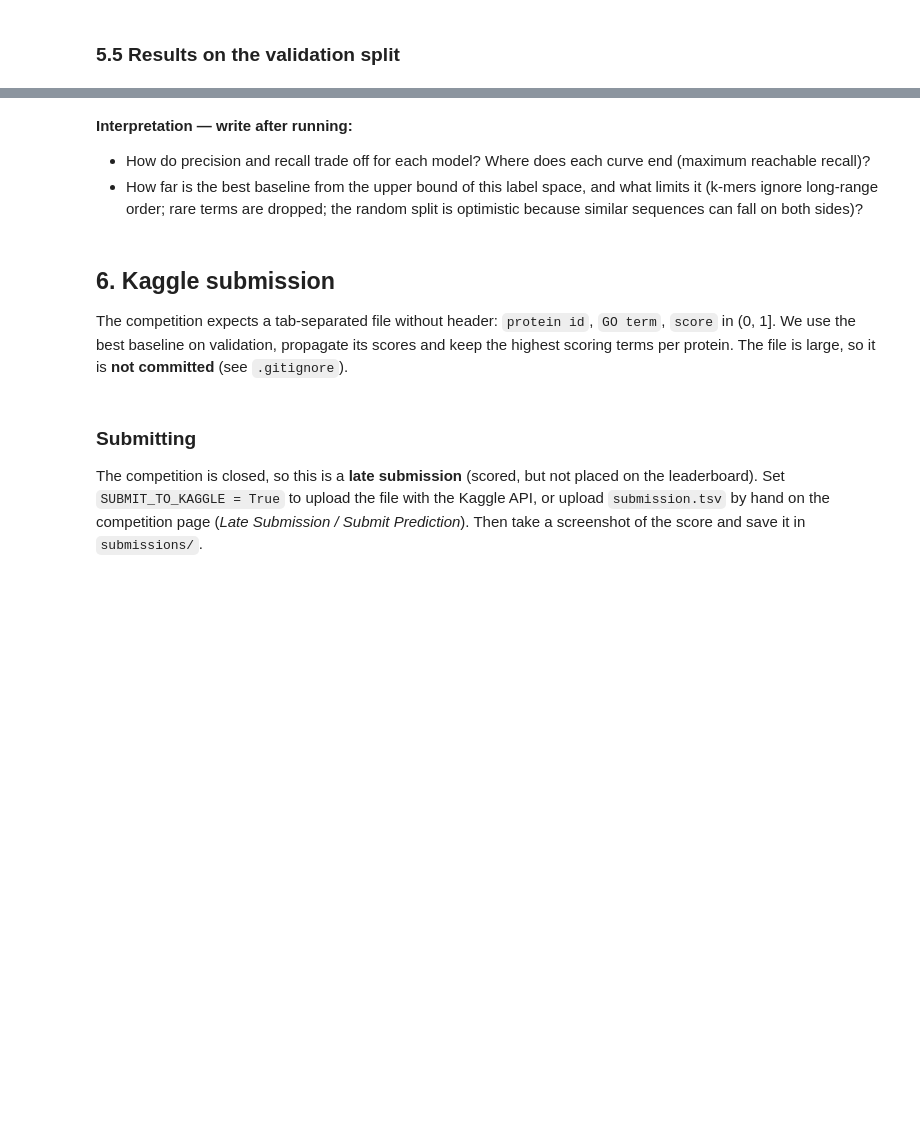
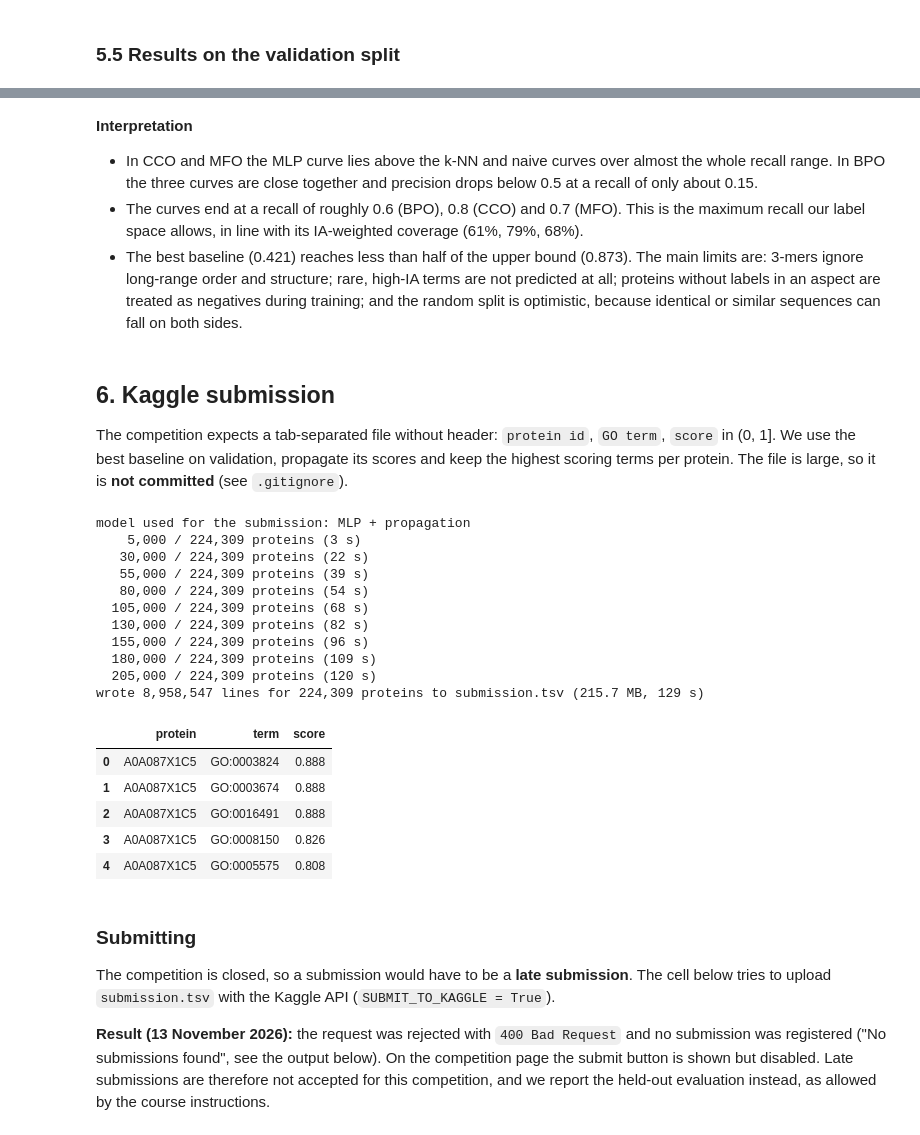
Before and after one commit to ceng313-2026/GROUP47_CENG313, a Jupyter notebook: assignment1_eda_baseline.ipynb, the cells around one changed output, grey strips where cells are left out. Cells and saved outputs as stored; diff of their text form; code cells hidden in the pictures; blank space fills up the shorter version.

```diff
--- a/assignment1_eda_baseline.ipynb
+++ b/assignment1_eda_baseline.ipynb
@@ -816,7 +1106,8 @@ plt.show()
 # %% [markdown]
-**Interpretation — write after running:**
-- How do precision and recall trade off for each model? Where does each curve end (maximum reachable recall)?
-- How far is the best baseline from the upper bound of this label space, and what limits it (k-mers ignore long-range order; rare terms are dropped; the random split is optimistic because similar sequences can fall on both sides)?
+**Interpretation**
+- In CCO and MFO the MLP curve lies above the k-NN and naive curves over almost the whole recall range. In BPO the three curves are close together and precision drops below 0.5 at a recall of only about 0.15.
+- The curves end at a recall of roughly 0.6 (BPO), 0.8 (CCO) and 0.7 (MFO). This is the maximum recall our label space allows, in line with its IA-weighted coverage (61%, 79%, 68%).
+- The best baseline (0.421) reaches less than half of the upper bound (0.873). The main limits are: 3-mers ignore long-range order and structure; rare, high-IA terms are not predicted at all; proteins without labels in an aspect are treated as negatives during training; and the random split is optimistic, because identical or similar sequences can fall on both sides.
 # %% [markdown]
 ## 6. Kaggle submission
 
@@ -824,32 +1115,52 @@ The competition expects a tab-separated file without header: `protein id`, `GO t
 # %%
 MAKE_SUBMISSION = True
 SUBMISSION_PATH = Path("submission.tsv")
 SUBMISSION_TOP_K = 40      # terms written per protein
-SUBMISSION_MODEL = None    # None = best baseline on validation; or force "k-NN" / "MLP"
+SUBMISSION_MODEL = "MLP"    # None = best baseline on validation; or force "k-NN" / "MLP"
 CHUNK = 5000               # note: k-NN compares every test protein with every training protein,
                            # so on the full test set it is much slower than the MLP
 
 models = {"k-NN": knn, "MLP": mlp}
 best_family = SUBMISSION_MODEL or max(models, key=lambda fam: curves[best_variant(fam)]["mean_fmax"])
 print("model used for the submission:", best_variant(best_family))
 
 if MAKE_SUBMISSION:
     start = time.time()
     targets = test_seq.drop_duplicates("EntryID")
     n_lines = 0
     for begin in range(0, len(targets), CHUNK):
         chunk = targets.iloc[begin:begin + CHUNK]
         scores = models[best_family].predict(featurizer.transform(chunk["sequence"]))
         scores = propagate_scores(scores, label_terms, go)
         n_lines += write_submission(SUBMISSION_PATH, chunk["EntryID"].to_numpy(), scores, label_terms,
                                     top_k=SUBMISSION_TOP_K, append=begin > 0)
         if (begin // CHUNK) % 5 == 0:
             print(f"  {min(begin + CHUNK, len(targets)):>7,} / {len(targets):,} proteins ({time.time() - start:.0f} s)")
     print(f"wrote {n_lines:,} lines for {len(targets):,} proteins to {SUBMISSION_PATH} "
           f"({SUBMISSION_PATH.stat().st_size / 1e6:.1f} MB, {time.time() - start:.0f} s)")
     display(pd.read_csv(SUBMISSION_PATH, sep="\t", header=None, names=["protein", "term", "score"], nrows=5))
+# %% [output]
+model used for the submission: MLP + propagation
+    5,000 / 224,309 proteins (3 s)
+   30,000 / 224,309 proteins (22 s)
+   55,000 / 224,309 proteins (39 s)
+   80,000 / 224,309 proteins (54 s)
+  105,000 / 224,309 proteins (68 s)
+  130,000 / 224,309 proteins (82 s)
+  155,000 / 224,309 proteins (96 s)
+  180,000 / 224,309 proteins (109 s)
+  205,000 / 224,309 proteins (120 s)
+wrote 8,958,547 lines for 224,309 proteins to submission.tsv (215.7 MB, 129 s)
+|  | protein | term | score |
+| 0 | A0A087X1C5 | GO:0003824 | 0.888 |
+| 1 | A0A087X1C5 | GO:0003674 | 0.888 |
+| 2 | A0A087X1C5 | GO:0016491 | 0.888 |
+| 3 | A0A087X1C5 | GO:0008150 | 0.826 |
+| 4 | A0A087X1C5 | GO:0005575 | 0.808 |
 # %% [markdown]
 ### Submitting
 
-The competition is closed, so this is a **late submission** (scored, but not placed on the leaderboard). Set `SUBMIT_TO_KAGGLE = True` to upload the file with the Kaggle API, or upload `submission.tsv` by hand on the competition page (*Late Submission / Submit Prediction*). Then take a screenshot of the score and save it in `submissions/`.
+The competition is closed, so a submission would have to be a **late submission**. The cell below tries to upload `submission.tsv` with the Kaggle API (`SUBMIT_TO_KAGGLE = True`).
+
+**Result (13 November 2026):** the request was rejected with `400 Bad Request` and no submission was registered ("No submissions found", see the output below). On the competition page the submit button is shown but disabled. Late submissions are therefore not accepted for this competition, and we report the held-out evaluation instead, as allowed by the course instructions.
 # %%
```
Also changed, not shown: parts of 46 cells of this notebook.
